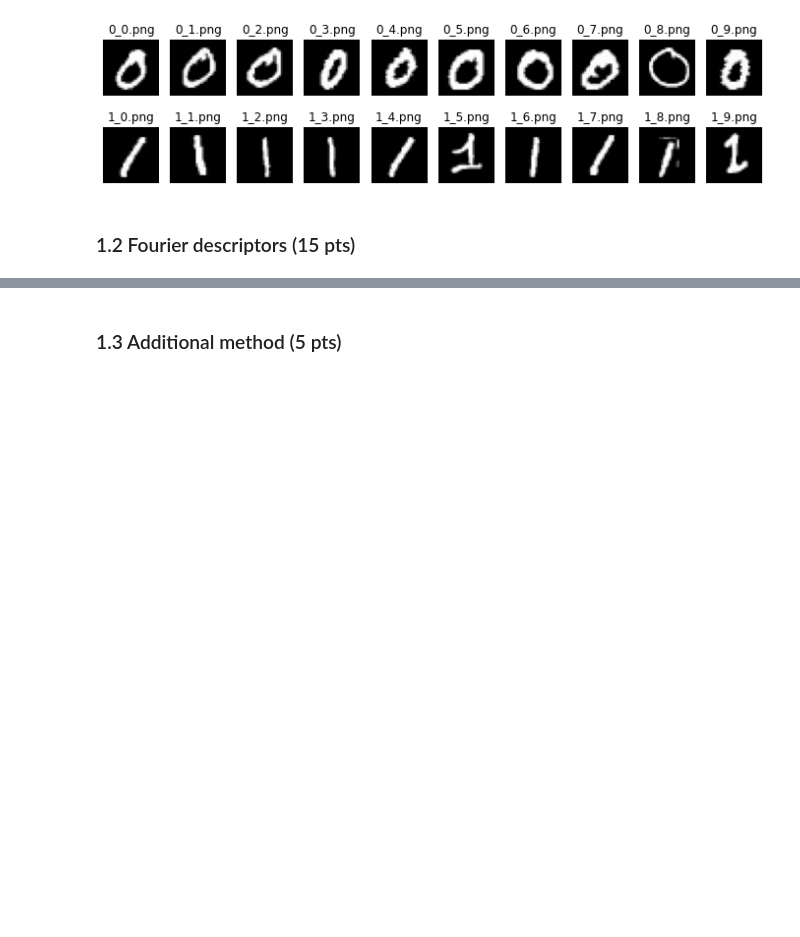
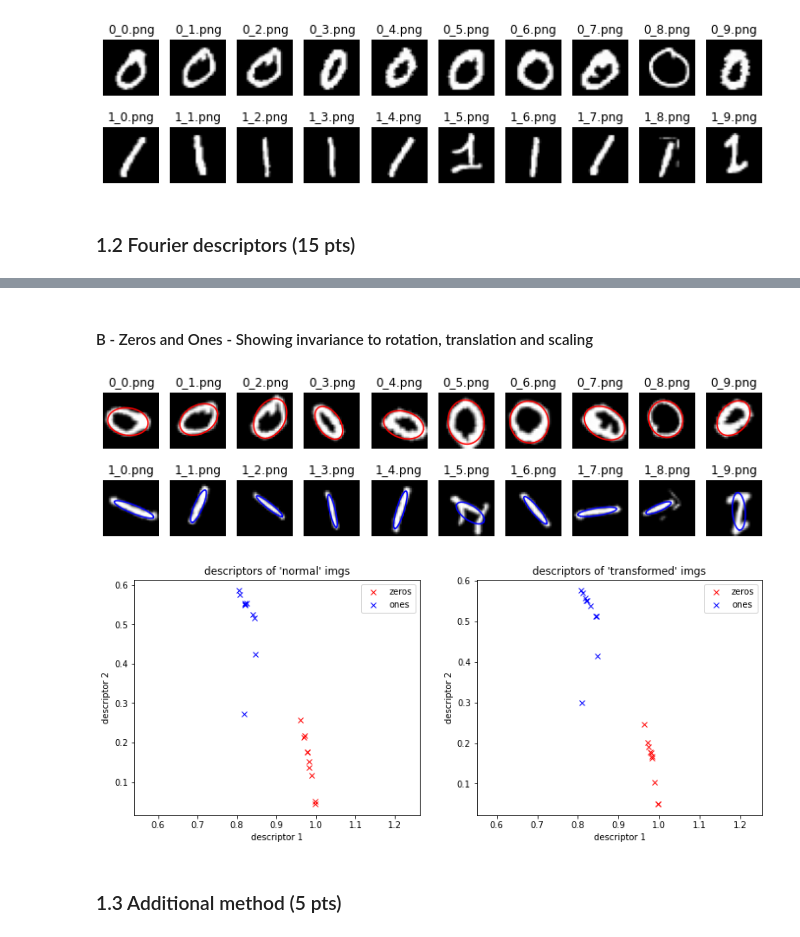
Before and after one commit to mbiselx/ImgAnlNPatRec, a Jupyter notebook: labs/lab_02_object_description.ipynb, the cells around one changed output, grey strips where cells are left out. Drawn from its saved outputs; the diff is of its cells as text; code cells hidden in the pictures; blank space fills up the shorter version.

```diff
--- a/labs/lab_02_object_description.ipynb
+++ b/labs/lab_02_object_description.ipynb
@@ -194,3 +195,52 @@ plt.show()
+# %% [markdown]
+#### B - Zeros and Ones - Showing invariance to rotation, translation and scaling
+# %%
+# GOAL : demonstrate the invariance to random transformation
+
+# apply a random transformation (rotation + scale + translation) to images
+zeros_im_t = [apply_random_transform(im) for im in zeros_im]
+ones_im_t  = [apply_random_transform(im) for im in ones_im]
+
+# get descriptors for the transformed images
+out_0t = list(zip(*[(get_fourier_descriptors(img, nb_dscr)) for img in zeros_im_t]))
+descriptors_0t, contours_0t = np.array(out_0t[0]), out_0t[1]
+out_1t = list(zip(*[(get_fourier_descriptors(img, nb_dscr)) for img in ones_im_t]))
+descriptors_1t, contours_1t = np.array(out_1t[0]), out_1t[1]
+
+
+# plot transformed images & contours
+fig, axes = plt.subplots(2, len(zeros_im_t), figsize=(12, 3))
+plot_imgs_and_contours(axes[0], zeros_im_t, zeros_names, contours_0t, 'r')
+plot_imgs_and_contours(axes[1], ones_im_t,  ones_names,  contours_1t, 'b')
+
+
+# plot descriptors of normal images to compare with ...
+fig, axes = plt.subplots(1, 2, figsize=(13, 5))
+plot_descriptors(axes[0], descriptors_0, 'rx', "zeros")
+plot_descriptors(axes[0], descriptors_1, 'bx', "ones")
+axes[0].set_title("descriptors of 'normal' imgs")
+
+# plot descriptors of transformed images
+plot_descriptors(axes[1], descriptors_0t, 'rx', "zeros")
+plot_descriptors(axes[1], descriptors_1t, 'bx', "ones")
+axes[1].set_title("descriptors of 'transformed' imgs")
+
+
+plt.show()
+
+# While at first glance it does appear to be tranformation invariant,
+# upon closer insppection, one can see that the descriptors are not
+# completely invariant under transformation.
+# This is due to the translations, which can sometimes drop parts of the
+# number outside the image area, resulting in an incomplete contour detection.
+# Additionally, the blurring due to the interpolation in the image
+# transformation can also cause some 'changes' in the detected contours,
+# reducing the energy in higher frequencies
+#
+# That being said, it's close enough
+# %% [output]
+[figure, added]
+[figure, added]
 # %% [markdown]
 ### 1.3 Additional method (5 pts)
 # %%
```
Also changed, not shown: parts of 14 cells of this notebook.
